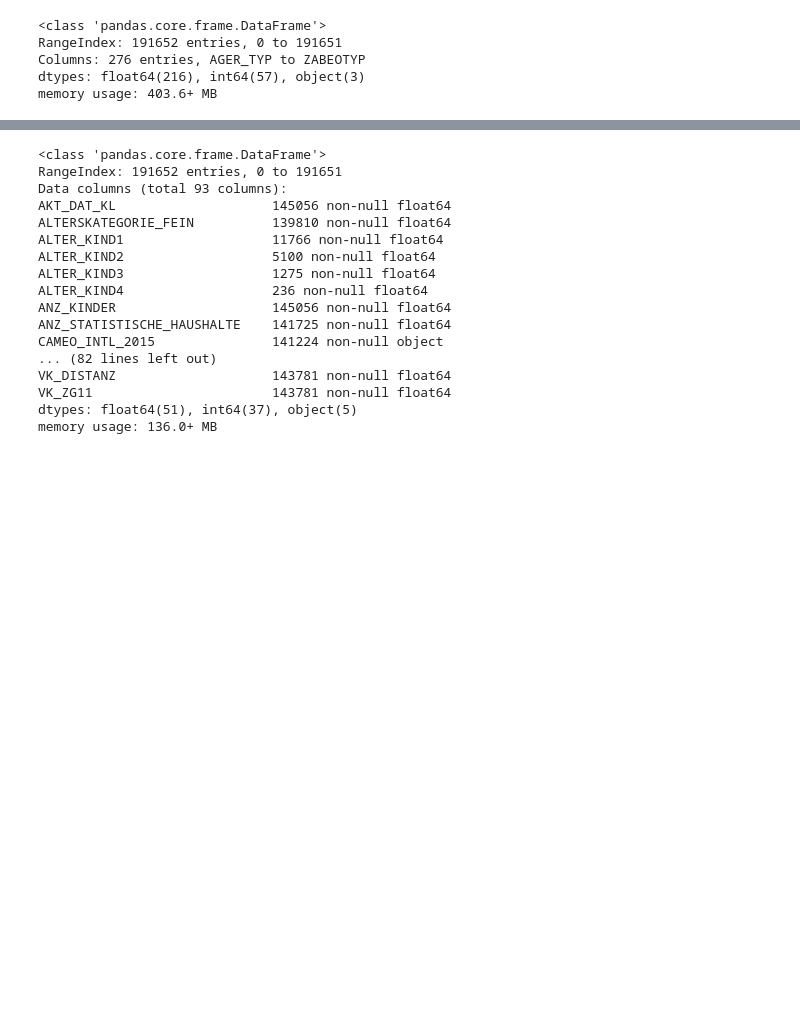
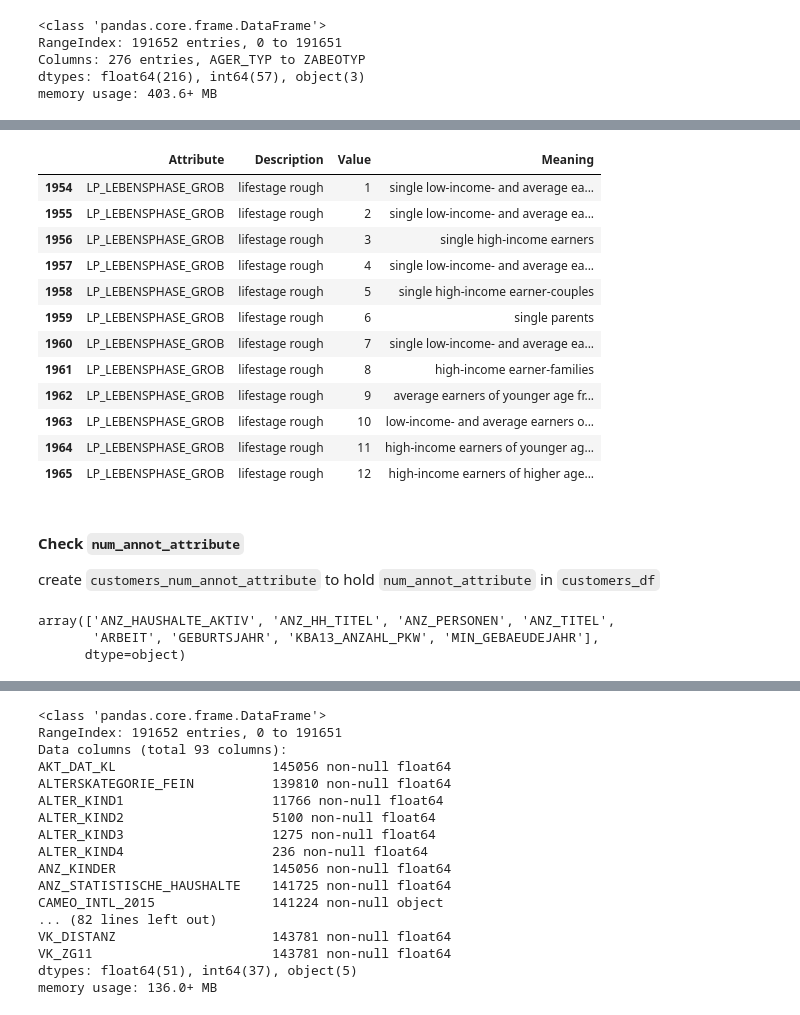
Before and after one commit to dragon7-fc/DSND-Capstone, a Jupyter notebook: Arvato Project Workbook.ipynb, the cells around one changed output, grey strips where cells are left out. Saved outputs shown, nothing was run; the diff lists cells and outputs as text; code cells hidden in the pictures; blank space fills up the shorter version.

```diff
--- a/Arvato Project Workbook.ipynb
+++ b/Arvato Project Workbook.ipynb
@@ -605,0 +665,27 @@ dtype: int64
+# %%
+values_df[values_df.Attribute == 'LP_LEBENSPHASE_GROB']
+# %% [output]
+|  | Attribute | Description | Value | Meaning |
+| 1954 | LP_LEBENSPHASE_GROB | lifestage rough | 1 | single low-income- and average ea... |
+| 1955 | LP_LEBENSPHASE_GROB | lifestage rough | 2 | single low-income- and average ea... |
+| 1956 | LP_LEBENSPHASE_GROB | lifestage rough | 3 | single high-income earners |
+| 1957 | LP_LEBENSPHASE_GROB | lifestage rough | 4 | single low-income- and average ea... |
+| 1958 | LP_LEBENSPHASE_GROB | lifestage rough | 5 | single high-income earner-couples |
+| 1959 | LP_LEBENSPHASE_GROB | lifestage rough | 6 | single parents |
+| 1960 | LP_LEBENSPHASE_GROB | lifestage rough | 7 | single low-income- and average ea... |
+| 1961 | LP_LEBENSPHASE_GROB | lifestage rough | 8 | high-income earner-families |
+| 1962 | LP_LEBENSPHASE_GROB | lifestage rough | 9 | average earners of younger age fr... |
+| 1963 | LP_LEBENSPHASE_GROB | lifestage rough | 10 | low-income- and average earners o... |
+| 1964 | LP_LEBENSPHASE_GROB | lifestage rough | 11 | high-income earners of younger ag... |
+| 1965 | LP_LEBENSPHASE_GROB | lifestage rough | 12 | high-income earners of higher age... |
+# %% [markdown]
+#### Check `num_annot_attribute`
+
+create `customers_num_annot_attribute` to hold `num_annot_attribute` in `customers_df`
+# %%
+customers_num_annot_attribute = np.intersect1d(annot_attr_customers_values, num_annot_attribute)
+customers_num_annot_attribute
+# %% [output]
+array(['ANZ_HAUSHALTE_AKTIV', 'ANZ_HH_TITEL', 'ANZ_PERSONEN', 'ANZ_TITEL',
+       'ARBEIT', 'GEBURTSJAHR', 'KBA13_ANZAHL_PKW', 'MIN_GEBAEUDEJAHR'],
+      dtype=object)
```
Also changed, not shown: parts of 67 cells of this notebook.
